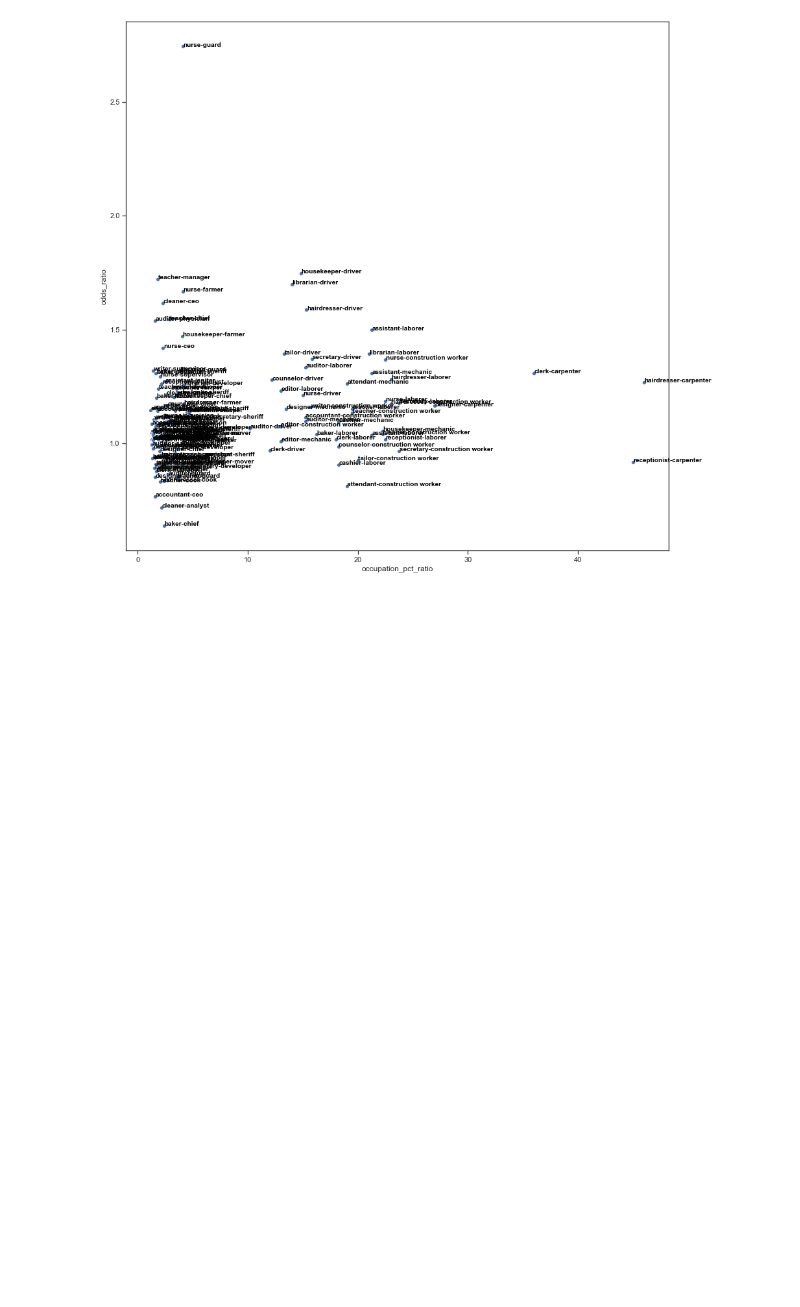
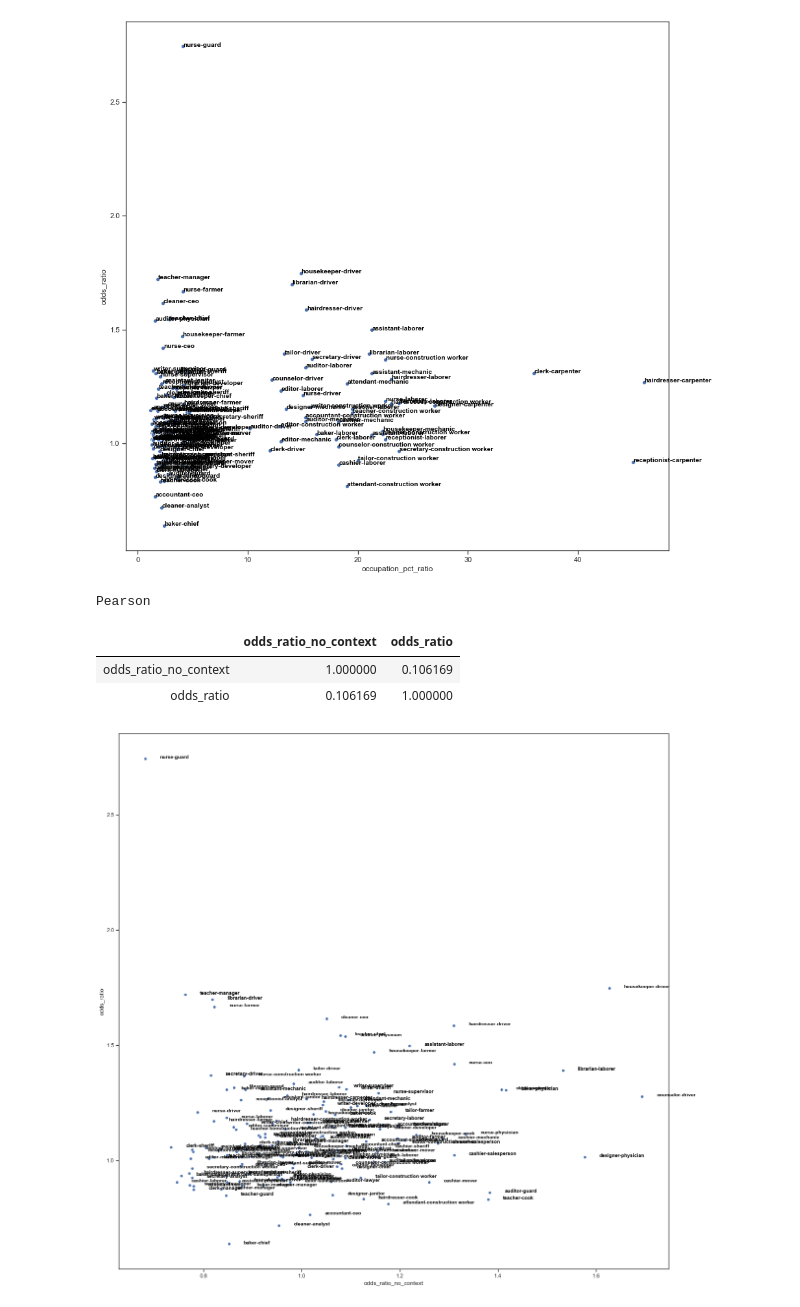
Before and after one commit to mattf1n/lm-intervention, a Jupyter notebook: winobias_analysis.ipynb, the cells around one changed output. Saved outputs shown, nothing was run; the diff lists cells and outputs as text; code cells hidden in the pictures; blank space fills up the shorter version.

Commit message:
Analyze context-free odds ratio.

```diff
--- a/winobias_analysis.ipynb
+++ b/winobias_analysis.ipynb
@@ -77,3 +62,18 @@ for line in range(0,df.shape[0]):
      size='medium', color='black', weight='semibold')
 # %% [output]
 [figure]
+# %%
+fig, ax = plt.subplots(figsize=(20, 20))
+ax = sns.scatterplot(ax=ax, x='odds_ratio_no_context', y='odds_ratio', data=df)
+for line in range(0,df.shape[0]):
+     ax.text(df.odds_ratio_no_context[line]+0.03, df.odds_ratio[line],
+     f'{df.female_occupation[line]}-{df.male_occupation[line]}', horizontalalignment='left',
+     size='medium', color='black', weight='semibold')
+print("Pearson")
+df[['odds_ratio_no_context', 'odds_ratio']].corr()
+# %% [output]
+Pearson
+|  | odds_ratio_no_context | odds_ratio |
+| odds_ratio_no_context | 1.000000 | 0.106169 |
+| odds_ratio | 0.106169 | 1.000000 |
+[figure, added]
```
Also changed, not shown: parts of 1 cell of this notebook, 2 other files.
